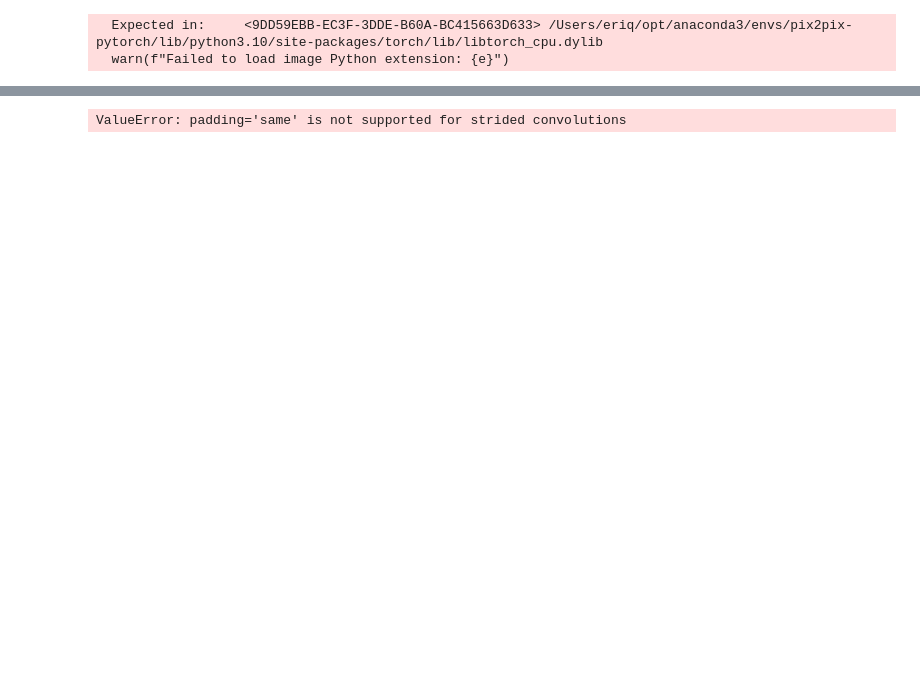
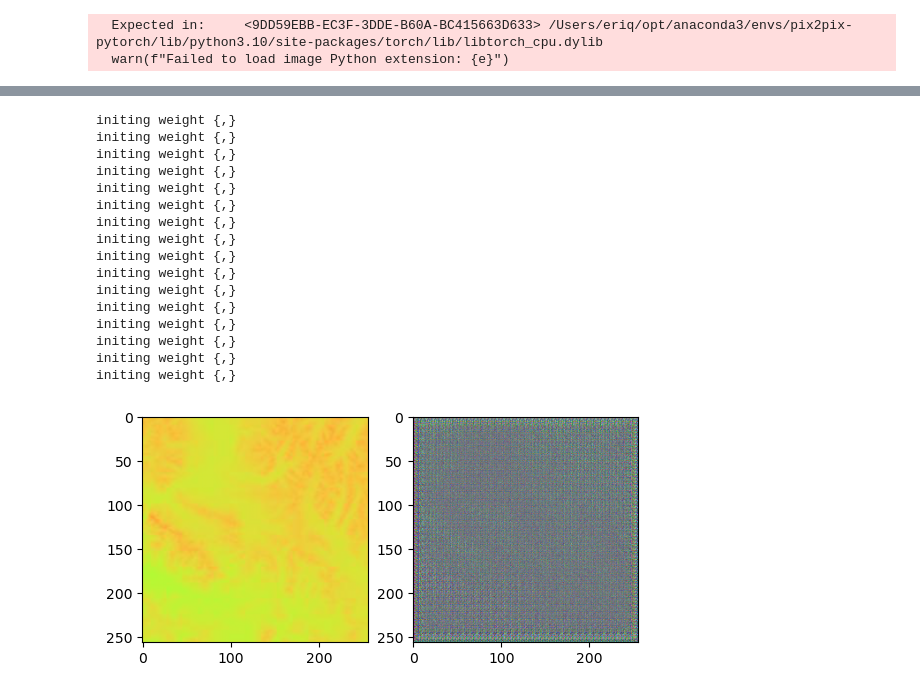
Before and after one commit to rkique/pix2pix-terraform, a Jupyter notebook: pix2pix.ipynb, the cells around one changed output, grey strips where cells are left out. Drawn from its saved outputs; the diff is of its cells as text; code cells hidden in the pictures; blank space fills up the shorter version.

```diff
--- a/pix2pix.ipynb
+++ b/pix2pix.ipynb
@@ -53,19 +12,0 @@ torch.Size([1, 3, 256, 256])
-# %%
-
-
-def upsample(in_channels, out_channels, size, apply_dropout=False):
-    #3 in_channels, 3 out_channels, 4x4 size, 2 stride
-    convT = torch.torch.nn.ConvTranspose2d(in_channels, out_channels, size, stride=2, bias=False)
-    torch.torch.nn.init.normal(convT.weight, 0, 0.02)
-    # No batchnorm if out_channel is of size 1
-    batchnorm = torch.torch.nn.BatchNorm2d(out_channels)
-    relu = torch.torch.nn.ReLU()
-    dropout = torch.torch.nn.Dropout()
-    result = torch.torch.nn.Sequential()
-    result.append(convT)
-    result.append(batchnorm)
-    if apply_dropout:
-        result.append(dropout)
-    result.append(relu)
-
-    return result
@@ -120,34 +65,56 @@ class Generator(torch.torch.nn.Module):
 
         # Upsampling and establishing the skip connections
         for up, skip in zip(self.up_stack, skips):
             print(x.shape)
             x = up(x)
             # Concat skip with upsampled along channels dimension
             x = torch.cat((x,skip), 1)
         x = self.last(x)
         x = self.tanh(x)
 
         return x
 
-generator = Generator()
+generator = define_g()
 
 def convert_ds_to_tensor(ds):
     elevation_imgs = []
     satellite_imgs = []
     for i in range(len(ds)):
         elevation_imgs.append(ds[i]['elevation'])
         satellite_imgs.append(ds[i]['satellite'])
 
     elevation_imgs = torch.stack(elevation_imgs)
     satellite_imgs = torch.stack(satellite_imgs)
 
     return elevation_imgs, satellite_imgs
-el, sat = convert_ds_to_tensor(dataset)
+#el, sat = convert_ds_to_tensor(dataset)
 inputs = torch.tensor(el[40:41])
 #print(inputs[0])
+
+#plt.subplot(1, 2, i+1)
 #plt.imshow(np.transpose(inputs[0].detach().numpy(), (1,2,0)))
 gen = generator(torch.tensor(inputs.detach().numpy()))
+plt.subplot(1,2,1)
+plt.imshow(np.transpose(inputs[0].detach().numpy(), (1,2,0)))
+plt.subplot(1,2,2)
 plt.imshow(np.transpose(gen[0].detach().numpy(), (1,2,0)) * 0.5 + 0.5)
-print(gen[0])
+plt.show()
+#print(gen[0])
 # %% [output]
-ValueError: padding='same' is not supported for strided convolutions
+initing weight {,}
+initing weight {,}
+initing weight {,}
+initing weight {,}
+initing weight {,}
+initing weight {,}
+initing weight {,}
+initing weight {,}
+initing weight {,}
+initing weight {,}
+initing weight {,}
+initing weight {,}
+initing weight {,}
+initing weight {,}
+initing weight {,}
+initing weight {,}
+[figure, added]
```
Also changed, not shown: parts of 14 cells of this notebook, 1 other file.
